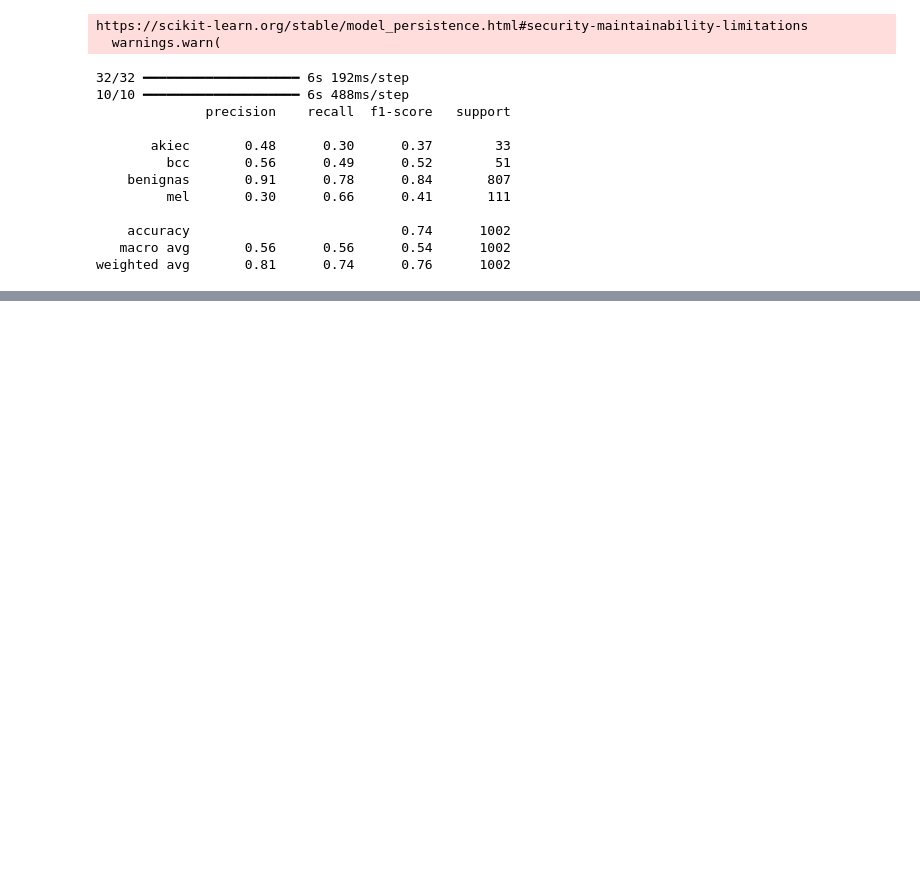
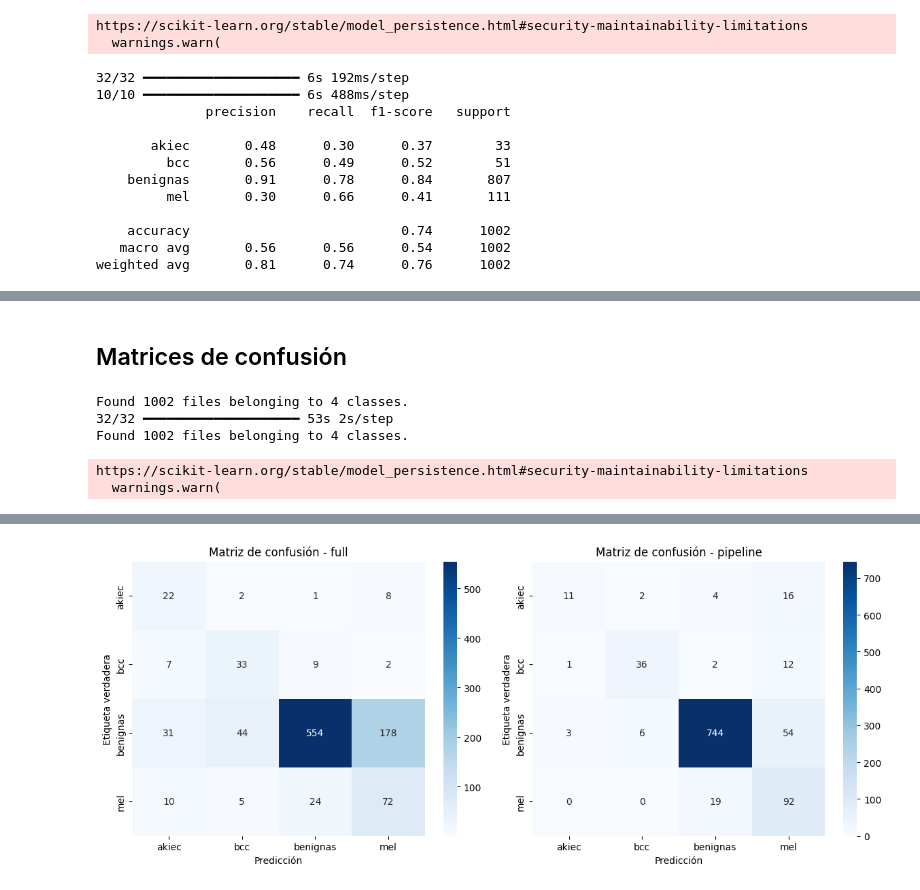
Before and after one commit to MiguelGP-13/PCD-Proyect, a Jupyter notebook: result.ipynb, the cells around one changed output, grey strips where cells are left out. Cells and saved outputs as stored; diff of their text form; code cells hidden in the pictures; blank space fills up the shorter version.

```diff
--- a/result.ipynb
+++ b/result.ipynb
@@ -456,0 +474,2 @@ weighted avg       0.81      0.74      0.76      1002
+# %% [markdown]
+## Matrices de confusión
@@ -456,0 +589,14 @@ weighted avg       0.81      0.74      0.76      1002
+# %%
+modelos = [
+    ("models/full/vgg16Full_finetuned_11_29_17_11.keras",vgg16_preprocess, "full"),
+    (("models/classifier/vgg16_finetuned_11_25_11_17.keras",
+      "models/malignClassifier/knn_model_finetunedEncoder_11_29_h11_35.pkl",
+      "models/encoder/encoder_finetuned_11_26_h15_34.keras"),vgg16_preprocess, "pipeline"),
+]
+comparar_modelos(modelos, "data/full/test",(224,224))
+# %% [output]
+Found 1002 files belonging to 4 classes.
+32/32 ━━━━━━━━━━━━━━━━━━━━ 53s 2s/step
+Found 1002 files belonging to 4 classes.
+https://scikit-learn.org/stable/model_persistence.html#security-maintainability-limitations
+  warnings.warn(
@@ -456,0 +604 @@ weighted avg       0.81      0.74      0.76      1002
+[figure, added]
```
Also changed, not shown: parts of 6 cells of this notebook.
